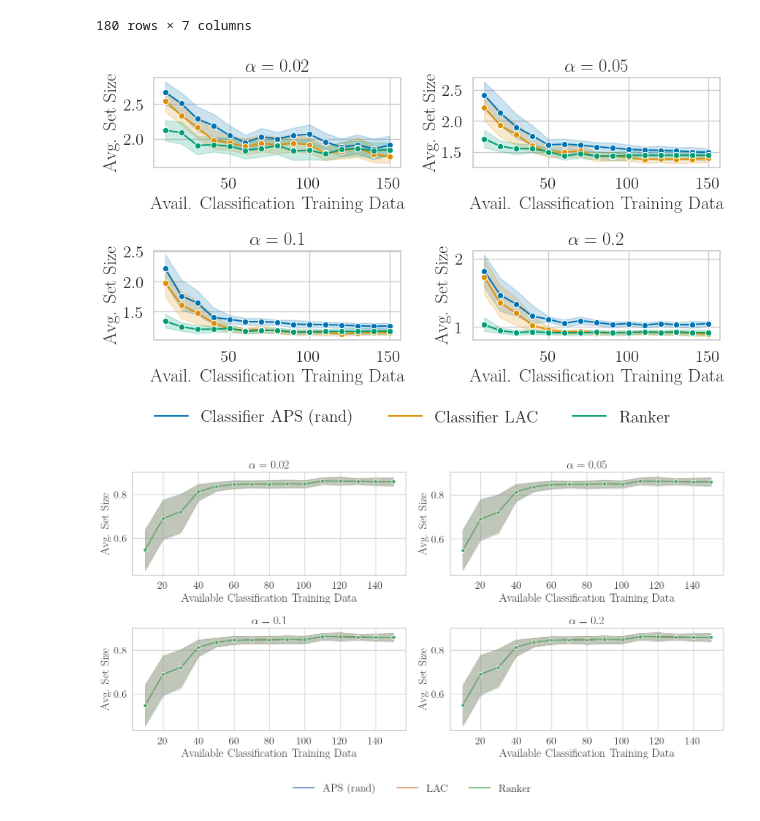
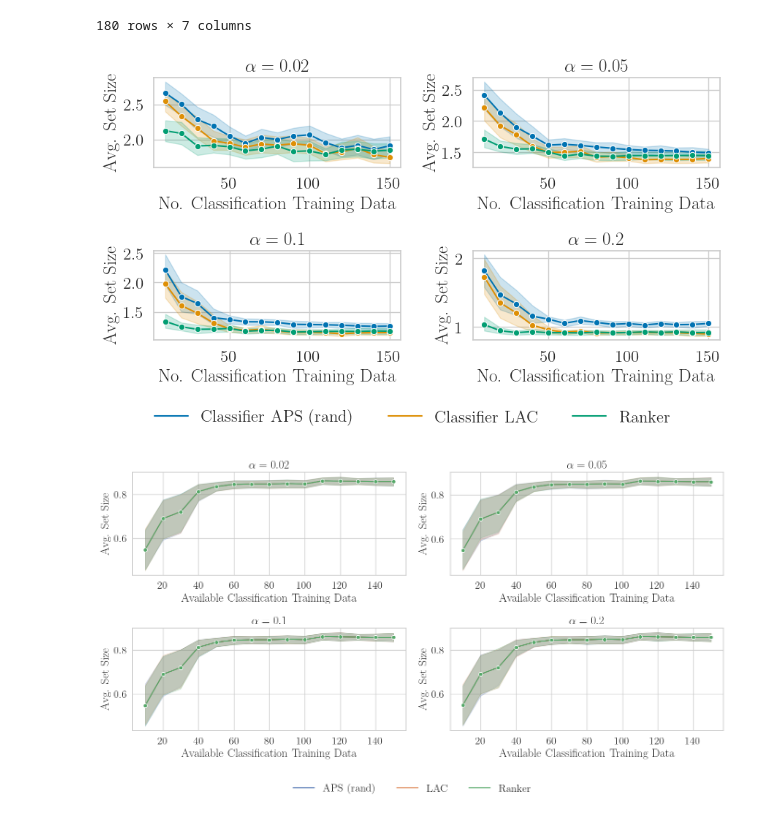
Before and after one commit to yunjinnkim/preference-based-cp, a Jupyter notebook: notebooks/plots_synth.ipynb, the cells around one changed output. Cells and saved outputs as stored; diff of their text form; code cells hidden in the pictures.

```diff
--- a/notebooks/plots_synth.ipynb
+++ b/notebooks/plots_synth.ipynb
@@ -32,35 +37,35 @@ sns.set_palette("colorblind")
 plt.rcParams["figure.figsize"] = (9, 5)
 fig,axes = plt.subplots(2,2)
 axes = axes.ravel()
 alphas = [0.02, 0.05, 0.1, 0.2]
 for index, alpha in enumerate(alphas):
     ax = axes[index]
     alpha_df = result_df[result_df.alpha==alpha]
     sns.lineplot(ax=ax, data=alpha_df, hue="method" ,style="alpha", x="num_clf_data", y="avg_set_size", marker="o", legend=False)
-    ax.set_xlabel("Avail. Classification Training Data")
+    ax.set_xlabel("No. Classification Training Data")
     ax.set_ylabel("Avg. Set Size")
     ax.set_title(fr"$\alpha={alpha}$")
 
 
 # Dummy plot (not shown) just to get handles/labels
 dummy_ax = fig.add_subplot(111, frameon=False)  # invisible axis
 dummy_ax.axis('off')  # hide it
 dummy_plot = sns.lineplot(data=result_df, x='num_clf_data', y='avg_set_size', hue='method', ax=dummy_ax, legend='full')
 handles, labels = dummy_ax.get_legend_handles_labels()
 dummy_ax.remove()
 
 label_map = {"rand_aps" : "Classifier APS (rand)","thr" : "Classifier LAC","ranker" : "Ranker",}
 
 new_labels = [label_map.get(label, label) for label in labels]
 lgd = fig.legend(handles, new_labels, loc='lower center', ncol=len(new_labels), bbox_to_anchor=(0.5, -0.1), frameon=False)
 # for ax in axes:
 #     ax.legend_.remove()
 
 fig.tight_layout()
 plt.savefig("synthetic_clf_vs_ranker.pdf",bbox_extra_artists=(lgd,), bbox_inches='tight')
 # plt.savefig("synthetic_clf_vs_ranker.pdf")
 # %% [output]
-[figure, old version]
+[figure, new version]
 # %%
 import enum
 import seaborn as sns
```
Also changed, not shown: parts of 1 cell of this notebook, 44 other files.
